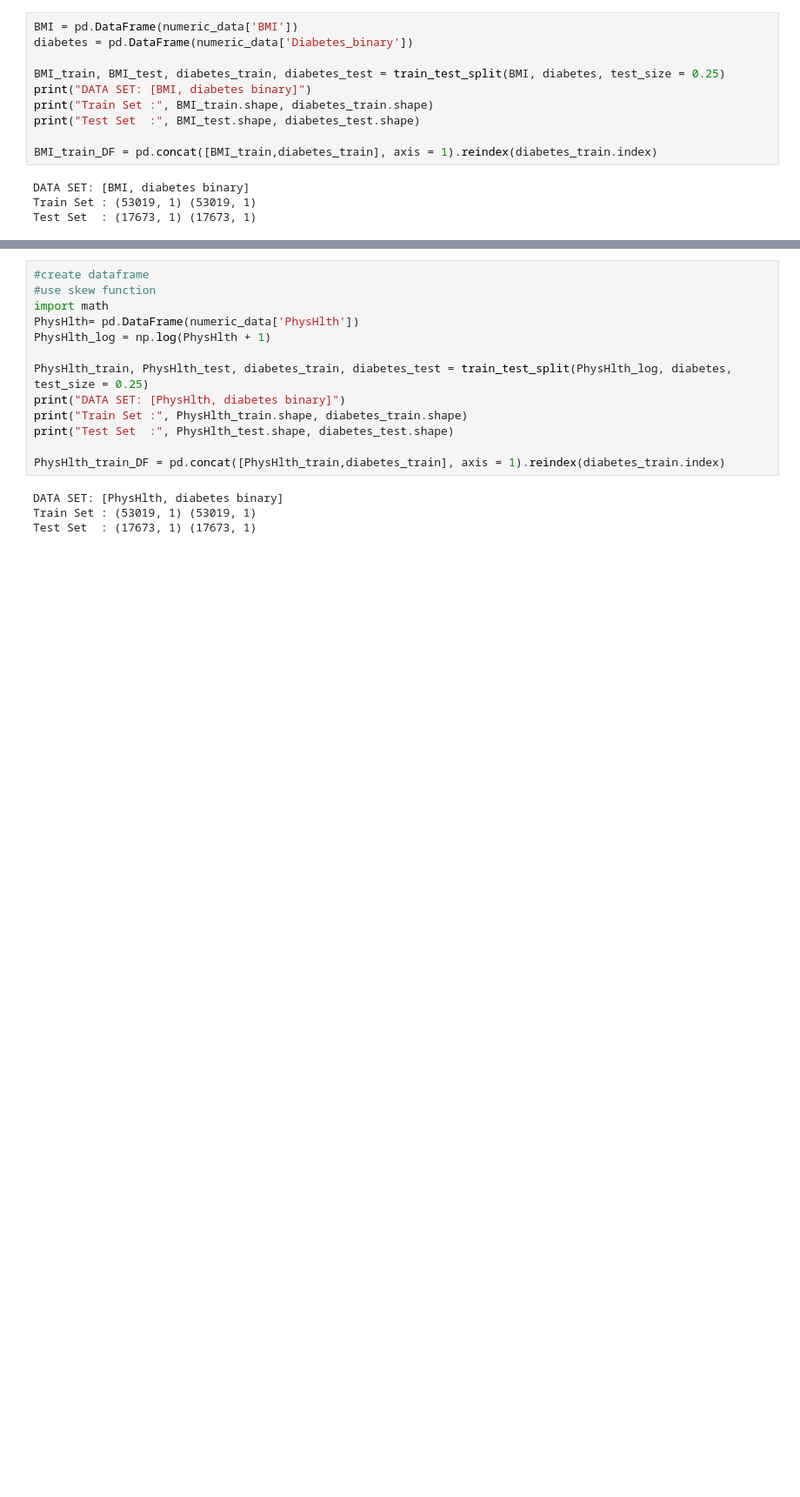
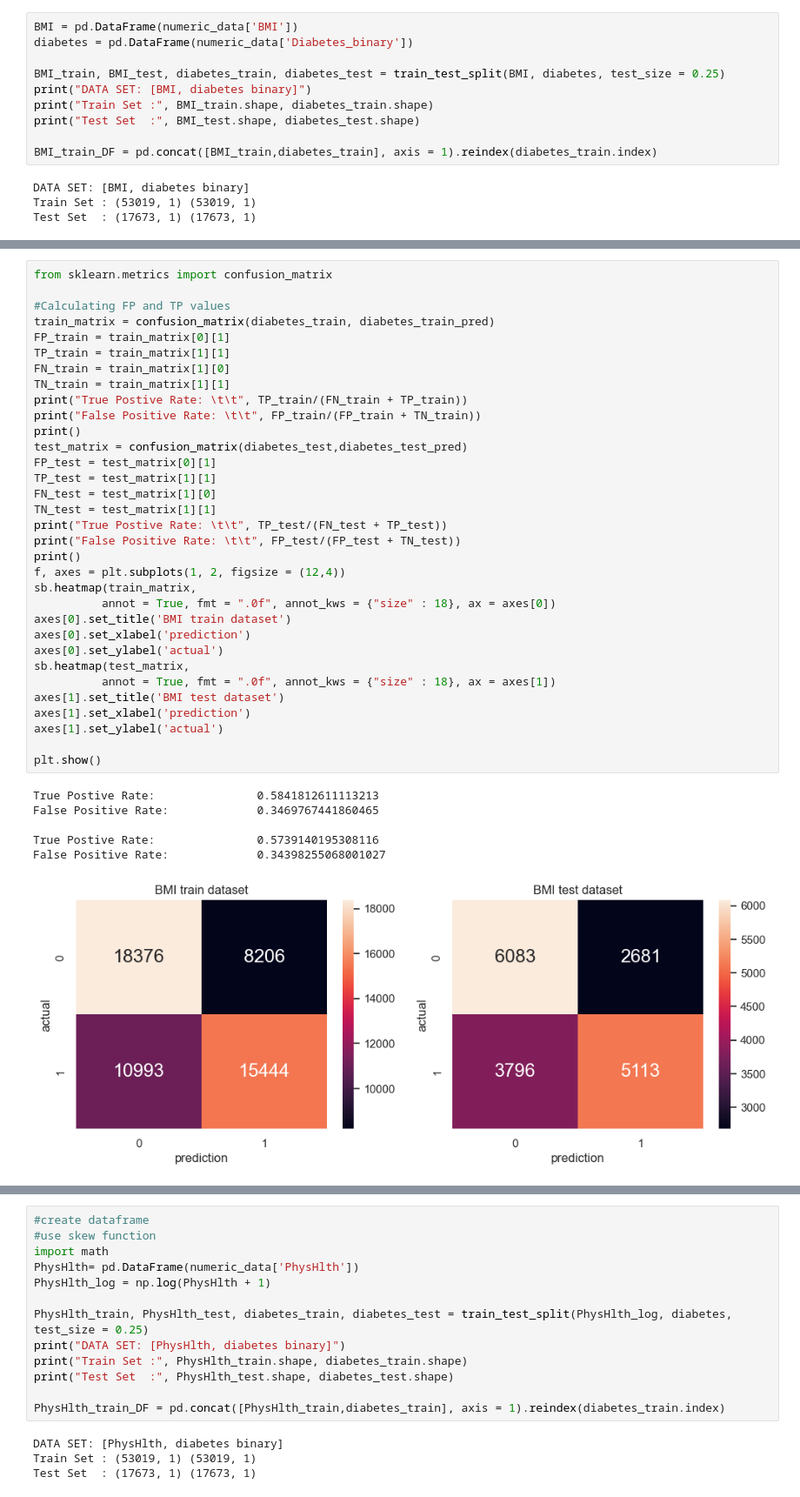
Before and after one commit to ryanphua/SC1015-Mini-Project, a Jupyter notebook: Diabetes Analysis.ipynb, the cells around one changed output, grey strips where cells are left out. Shown at 87% size. Drawn from its saved outputs; the diff is of its cells as text; blank space fills up the shorter version.

```diff
--- a/Diabetes Analysis.ipynb
+++ b/Diabetes Analysis.ipynb
@@ -231,0 +268,40 @@ sb.stripplot(x = numeric_data['BMI'], y = numeric_data['Diabetes_binary'], data
+# %%
+from sklearn.metrics import confusion_matrix
+
+#Calculating FP and TP values
+train_matrix = confusion_matrix(diabetes_train, diabetes_train_pred)
+FP_train = train_matrix[0][1]
+TP_train = train_matrix[1][1]
+FN_train = train_matrix[1][0]
+TN_train = train_matrix[1][1]
+print("True Postive Rate: \t\t", TP_train/(FN_train + TP_train))
+print("False Positive Rate: \t\t", FP_train/(FP_train + TN_train))
+print()
+test_matrix = confusion_matrix(diabetes_test,diabetes_test_pred)
+FP_test = test_matrix[0][1]
+TP_test = test_matrix[1][1]
+FN_test = test_matrix[1][0]
+TN_test = test_matrix[1][1]
+print("True Postive Rate: \t\t", TP_test/(FN_test + TP_test))
+print("False Positive Rate: \t\t", FP_test/(FP_test + TN_test))
+print()
+f, axes = plt.subplots(1, 2, figsize = (12,4))
+sb.heatmap(train_matrix,
+          annot = True, fmt = ".0f", annot_kws = {"size" : 18}, ax = axes[0])
+axes[0].set_title('BMI train dataset')
+axes[0].set_xlabel('prediction')
+axes[0].set_ylabel('actual')
+sb.heatmap(test_matrix,
+          annot = True, fmt = ".0f", annot_kws = {"size" : 18}, ax = axes[1])
+axes[1].set_title('BMI test dataset')
+axes[1].set_xlabel('prediction')
+axes[1].set_ylabel('actual')
+
+plt.show()
+# %% [output]
+True Postive Rate:               0.5841812611113213
+False Positive Rate:             0.3469767441860465
+
+True Postive Rate:               0.5739140195308116
+False Positive Rate:             0.34398255068001027
+[figure, added]
```
Also changed, not shown: parts of 19 cells of this notebook.
